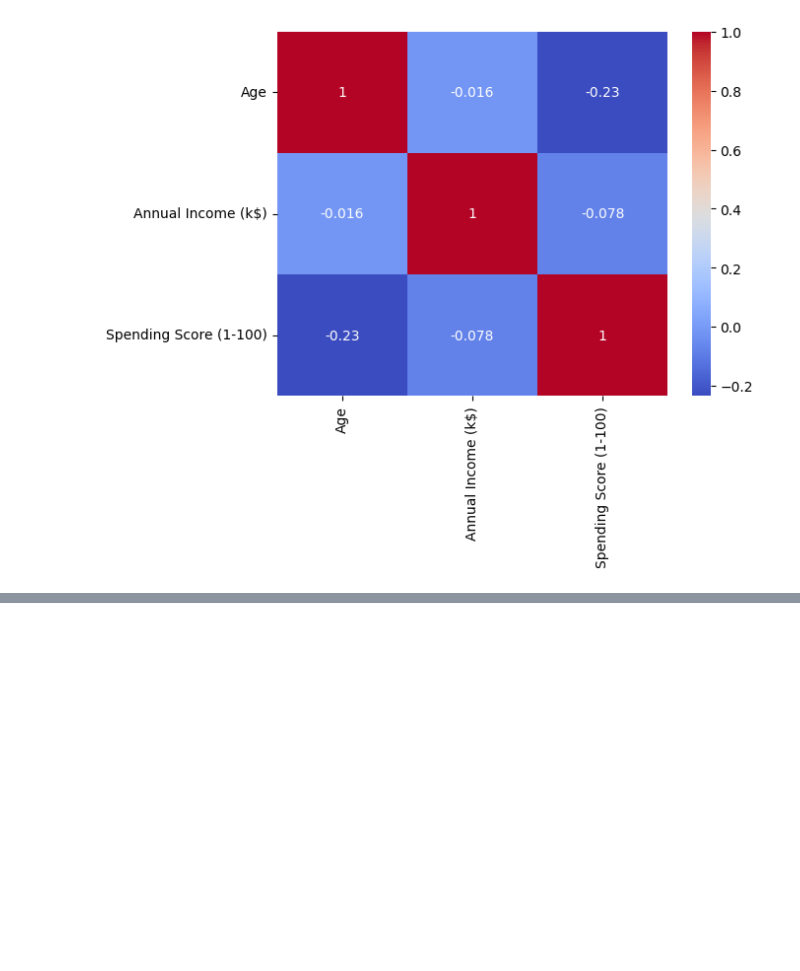
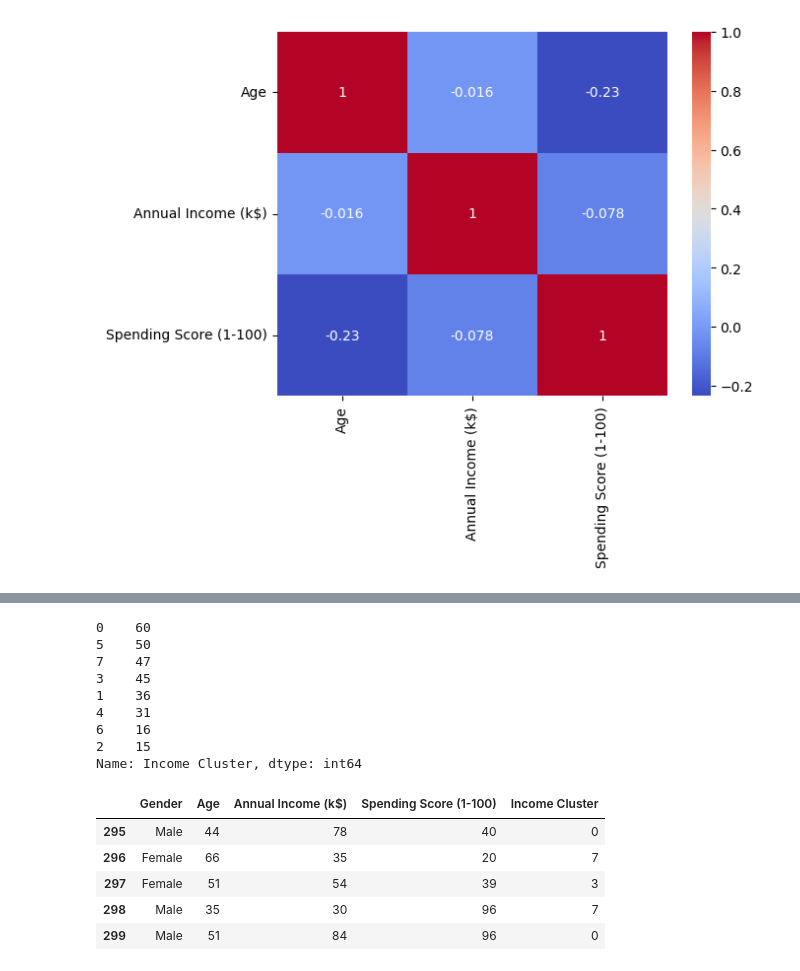
Before and after one commit to felipedds/segment-shopping-customer, a Jupyter notebook: clustering.ipynb, the cells around one changed output, grey strips where cells are left out. Cells and saved outputs as stored; diff of their text form; code cells hidden in the pictures; blank space fills up the shorter version.

```diff
--- a/clustering.ipynb
+++ b/clustering.ipynb
@@ -159,0 +184,20 @@ sns.heatmap(df.corr(), annot=True, cmap="coolwarm")
+# %%
+df["Income Cluster"] = clustering.labels_
+print(df["Income Cluster"].value_counts())
+df.tail()
+# %% [output]
+0    60
+5    50
+7    47
+3    45
+1    36
+4    31
+6    16
+2    15
+Name: Income Cluster, dtype: int64
+|  | Gender | Age | Annual Income (k$) | Spending Score (1-100) | Income Cluster |
+| 295 | Male | 44 | 78 | 40 | 0 |
+| 296 | Female | 66 | 35 | 20 | 7 |
+| 297 | Female | 51 | 54 | 39 | 3 |
+| 298 | Male | 35 | 30 | 96 | 7 |
+| 299 | Male | 51 | 84 | 96 | 0 |
```
Also changed, not shown: parts of 9 cells of this notebook.
